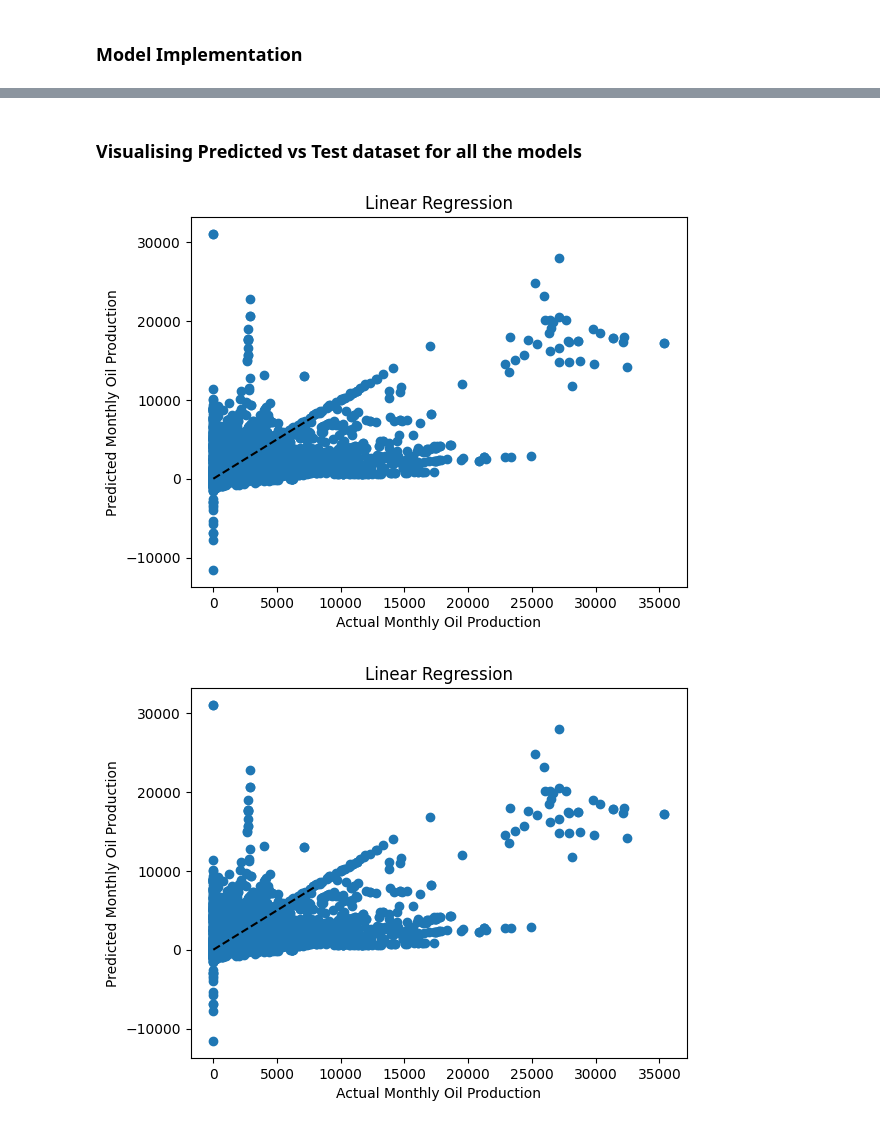
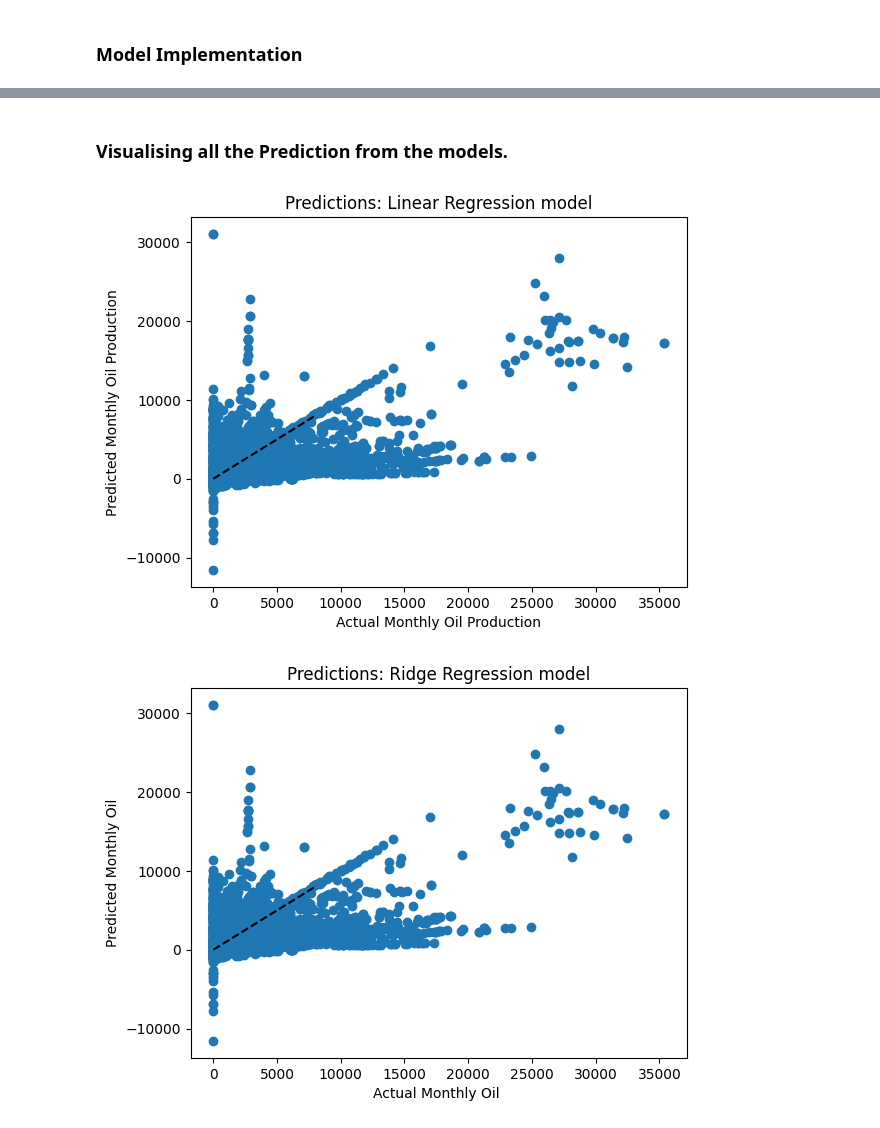
Before and after one commit to ManishRawat07/PETR6397-Final-Project-Oil-Production-Forecasting-using-Machine-Learning, a Jupyter notebook: Oil Production forecasting.ipynb, the cells around one changed output, grey strips where cells are left out. Saved outputs shown, nothing was run; the diff lists cells and outputs as text; code cells hidden in the pictures.

Commit message:
All the Model Implemenation

```diff
--- a/Oil Production forecasting.ipynb
+++ b/Oil Production forecasting.ipynb
@@ -359,25 +366,25 @@ print('Random Forest R-squared:', forest_r2, 'RMSE:', forest_rmse)
 # %% [markdown]
-### Visualising Predicted vs Test dataset for all the models
+### Visualising all the Prediction from the models.
 # %%
 # Visualize the Prediction for Linear regression
 plt.scatter(y_test, lr_pred)
 plt.plot([0, 8000], [0, 8000], '--k')
 plt.xlabel('Actual Monthly Oil Production')
 plt.ylabel('Predicted Monthly Oil Production')
-plt.title('Prediction for Linear Regression model')
+plt.title('Predictions: Linear Regression model')
 plt.show()
 # %% [output]
-[figure, old version]
+[figure, new version]
 # %%
 # Visualize the Prediction for Ridge regression
 plt.scatter(y_test, ridge_pred)
 plt.plot([0, 8000], [0, 8000], '--k')
 plt.xlabel('Actual Monthly Oil ')
 plt.ylabel('Predicted Monthly Oil')
-plt.title('Prediction for Ridge Regression model')
+plt.title('Predictions: Ridge Regression model')
 plt.show()
 # %% [output]
-[figure, old version]
+[figure, new version]
 # %%
 # Visualize the Prediction for Lasso regression
 plt.scatter(y_test, lasso_pred)
```
Also changed, not shown: parts of 6 cells of this notebook.
